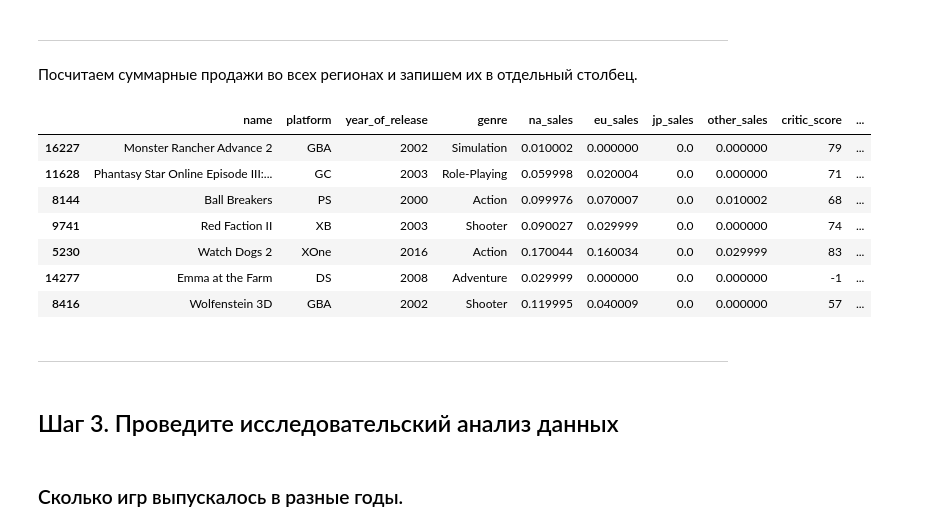
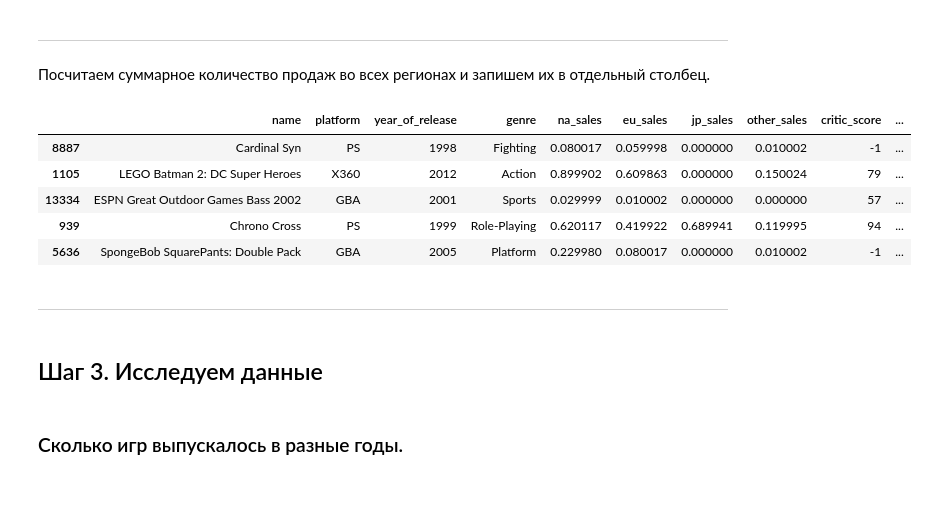
Before and after one commit to zabelin-ds/practicum, a Jupyter notebook: 05_project/gather_00.ipynb, the cells around one changed output. Cells and saved outputs as stored; diff of their text form; code cells hidden in the pictures; blank space fills up the shorter version.

```diff
--- a/05_project/gather_00.ipynb
+++ b/05_project/gather_00.ipynb
@@ -581,7 +581,7 @@ None
 # %% [markdown]
 <hr>
 # %% [markdown]
-Посчитаем суммарные продажи во всех регионах и запишем их в отдельный столбец.
+Посчитаем суммарное количество продаж во всех регионах и запишем их в отдельный столбец.
 # %%
 games_df['sum_sales'] = games_df.loc[
     : ,
@@ -589,21 +589,19 @@ games_df['sum_sales'] = games_df.loc[
 ].sum(axis=1)
 # %%
 display(
-    games_df.sample(7)
+    games_df.sample(5)
 )
 # %% [output]
 |  | name | platform | year_of_release | genre | na_sales | eu_sales | jp_sales | other_sales | critic_score | ... |
-| 16227 | Monster Rancher Advance 2 | GBA | 2002 | Simulation | 0.010002 | 0.000000 | 0.0 | 0.000000 | 79 | ... |
-| 11628 | Phantasy Star Online Episode III:... | GC | 2003 | Role-Playing | 0.059998 | 0.020004 | 0.0 | 0.000000 | 71 | ... |
-| 8144 | Ball Breakers | PS | 2000 | Action | 0.099976 | 0.070007 | 0.0 | 0.010002 | 68 | ... |
-| 9741 | Red Faction II | XB | 2003 | Shooter | 0.090027 | 0.029999 | 0.0 | 0.000000 | 74 | ... |
-| 5230 | Watch Dogs 2 | XOne | 2016 | Action | 0.170044 | 0.160034 | 0.0 | 0.029999 | 83 | ... |
-| 14277 | Emma at the Farm | DS | 2008 | Adventure | 0.029999 | 0.000000 | 0.0 | 0.000000 | -1 | ... |
-| 8416 | Wolfenstein 3D | GBA | 2002 | Shooter | 0.119995 | 0.040009 | 0.0 | 0.000000 | 57 | ... |
+| 8887 | Cardinal Syn | PS | 1998 | Fighting | 0.080017 | 0.059998 | 0.000000 | 0.010002 | -1 | ... |
+| 1105 | LEGO Batman 2: DC Super Heroes | X360 | 2012 | Action | 0.899902 | 0.609863 | 0.000000 | 0.150024 | 79 | ... |
+| 13334 | ESPN Great Outdoor Games Bass 2002 | GBA | 2001 | Sports | 0.029999 | 0.010002 | 0.000000 | 0.000000 | 57 | ... |
+| 939 | Chrono Cross | PS | 1999 | Role-Playing | 0.620117 | 0.419922 | 0.689941 | 0.119995 | 94 | ... |
+| 5636 | SpongeBob SquarePants: Double Pack | GBA | 2005 | Platform | 0.229980 | 0.080017 | 0.000000 | 0.010002 | -1 | ... |
 # %% [markdown]
 <hr>
 # %% [markdown]
-## Шаг 3. Проведите исследовательский анализ данных
+## Шаг 3. Исследуем данные
 # %%
 with_years = games_df['year_of_release'] != 1970
 # %%
```
Also changed, not shown: parts of 36 cells of this notebook.
